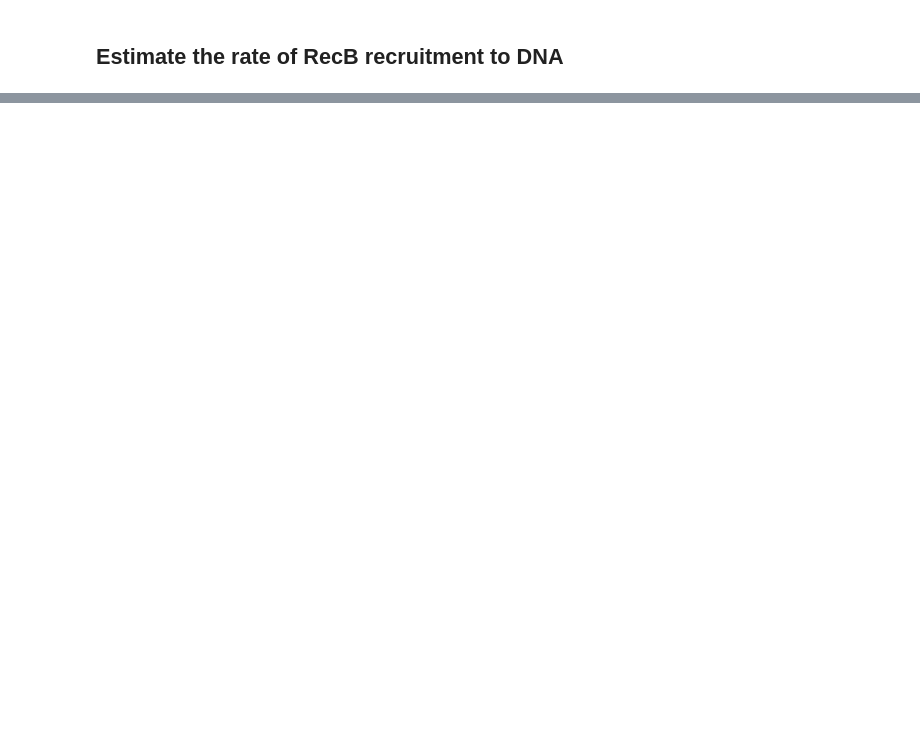
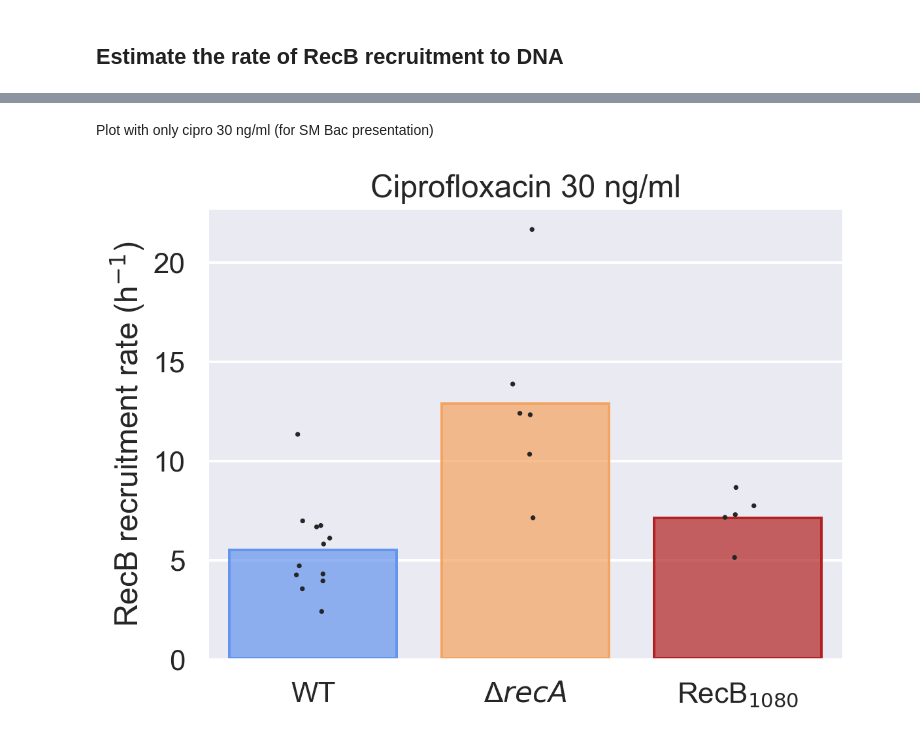
Before and after one commit to DanielThedie/RecB_article, a Jupyter notebook: Notebooks/Mutants/RecB_spots.ipynb, the cells around one changed output, grey strips where cells are left out. Cells and saved outputs as stored; diff of their text form; code cells hidden in the pictures; blank space fills up the shorter version.

```diff
--- a/Notebooks/Mutants/RecB_spots.ipynb
+++ b/Notebooks/Mutants/RecB_spots.ipynb
@@ -357,0 +387,52 @@ display(df
+# %% [markdown]
+Plot with only cipro 30 ng/ml (for SM Bac presentation)
+# %%
+df = (data
+      .RecB_spots
+      .query('Time_min_bin < 90 and Frame > 0')
+      .groupby(by=['Group', 'Dataset', 'ParentIndices'])
+      .agg({'Indices': 'count'})
+      .rename(columns={'Indices':'SpotCount'})
+      .reset_index()
+      .groupby(by=['Group', 'Dataset'])
+      .agg({'SpotCount': 'sum'})
+      .reset_index()
+      .merge(data
+             .Bacteria_large
+             .groupby(['Dataset'])
+             .agg({'Position':'count'})
+             .reset_index()
+             .rename(columns={'Position':'nCells'}),
+             how='left',
+             on=['Dataset'],
+             suffixes=('_old', None)
+             )
+      .transform(lambda df: df.loc[:, ~df.columns.str.contains('_old')])
+      .assign(nCells=lambda df: df.nCells / 50,  # To account for the fact that 1 cell appears in 50 images of the timelapse
+              norm_count=lambda df: df.SpotCount / df.nCells
+              )
+      .merge(lifetimes_biexp
+             .query('Parameter == "Population" and Rate_type == "Long"')
+             .rename(columns={'value':'long_lived'})
+             .assign(long_lived=lambda df: (df.long_lived)/100),  # Subtract long-lived population in Gam data
+             on=['Group', 'Dataset']
+             )
+      .assign(DSB_rate=lambda df: df.norm_count /98*60*60 *df.long_lived)  # Rate of DSB formation (h-1)
+      .query('Cipro == "30 ng/ml"')
+      )
+
+(
+    so.Plot(df, x='Strain', y='DSB_rate', color='Strain')
+    .add(so.Bar(), so.Agg(), legend=False)
+    .add(so.Dots(color='k', fillalpha=1, marker='.'), so.Jitter(), legend=False)
+    .scale(color=so.Nominal(['cornflowerblue', 'sandybrown', 'firebrick'], order=['WT', 'Δ$recA$', 'RecB$_{1080}$']),
+           x=so.Nominal(order=['WT', 'Δ$recA$', 'RecB$_{1080}$'])
+           )
+    .share(y=False)
+    .limit(y=(0, None))
+    .label(x="", y="RecB recruitment rate (h$^{-1}$)", color='', title='Ciprofloxacin 30 ng/ml')
+    .theme(plotting_context('talk'))
+    .save(loc='D:\DanielThedie\Presentations\\241002_SMBacIII\Recruitment_rates_mutants.svg', format='svg', bbox_inches='tight')
+)
+# %% [output]
+[figure, added]
```
Also changed, not shown: parts of 10 cells of this notebook.
